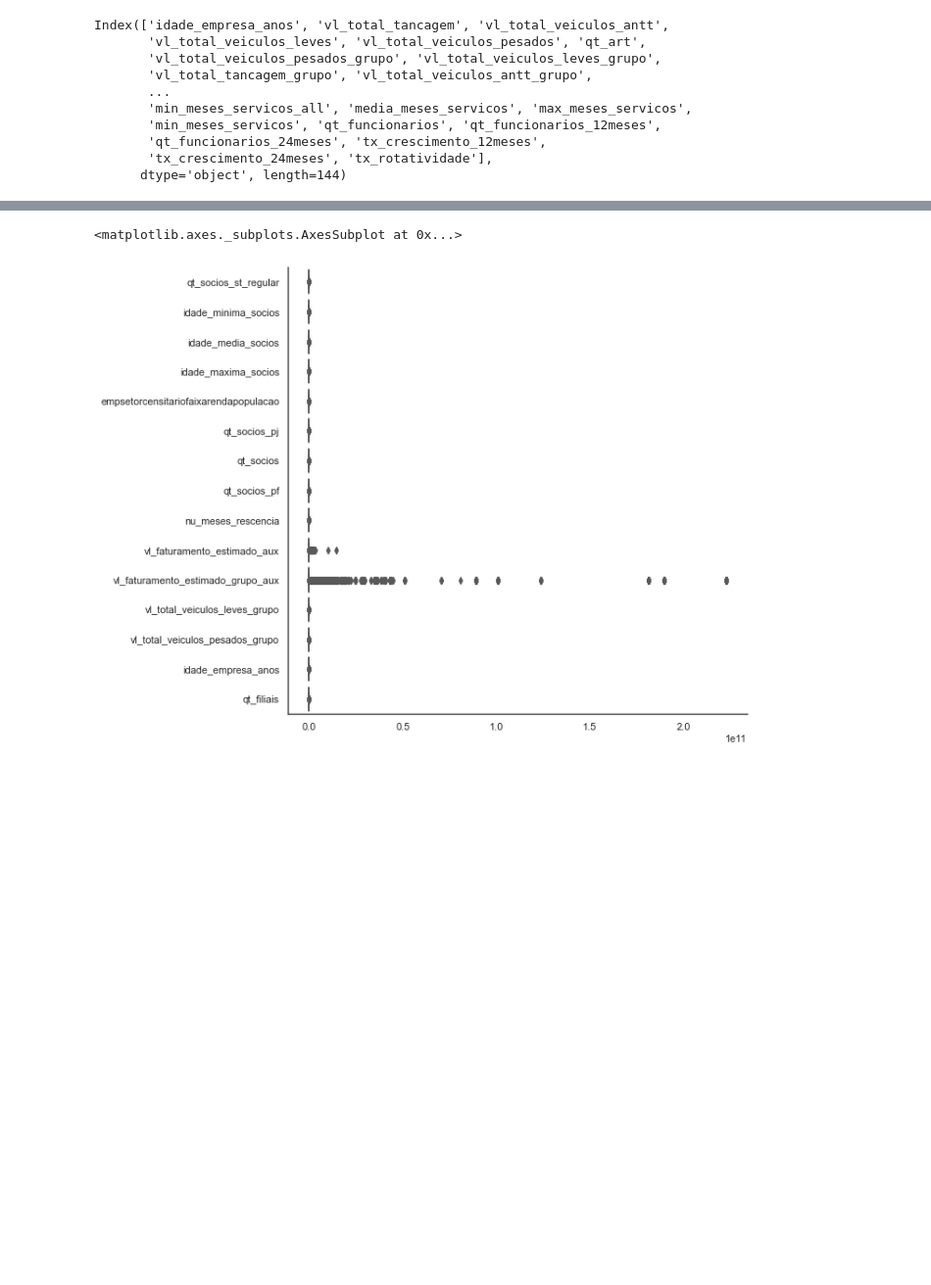
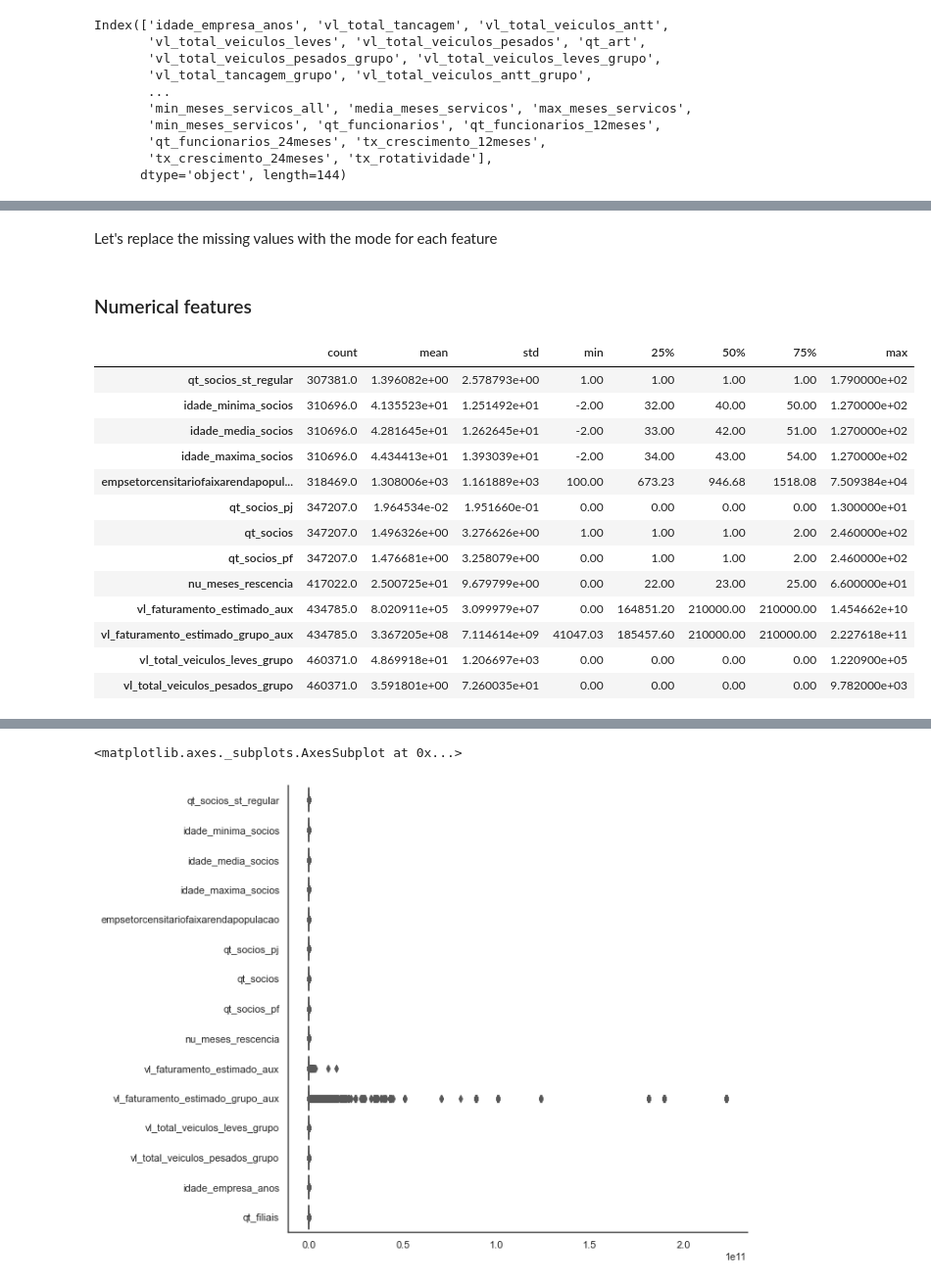
Before and after one commit to luizfdflores/clients_recommendation_streamlit, a Jupyter notebook: notebooks/EDA - Market.ipynb, the cells around one changed output, grey strips where cells are left out. Shown: that part at 98% size. Cells and saved outputs as stored; diff of their text form; code cells hidden in the pictures; blank space fills up the shorter version.

```diff
--- a/notebooks/EDA - Market.ipynb
+++ b/notebooks/EDA - Market.ipynb
@@ -286,2 +243,0 @@ na_proporcao.shape
-# %%
-data_filt = data_tipos[na_proporcao[na_proporcao<0.5].index]; data_filt.shape
@@ -294,3 +243,0 @@ Assim, reduzimos a quantidade de colunas de 181 para 50
-# %%
-no_na_col = data_filt.dropna(axis=1).columns
-na_col = [col for col in data_filt.columns if col not in no_na_col]
@@ -317 +290,26 @@ describe_na_cols = data_filt[na_col].describe(include='all').T; describe_na_cols
+# %% [markdown]
+Let's replace the missing values with the mode for each feature
+# %%
+for col in data_filt_non_numeric.columns:
+    data_filt[col].fillna(data_filt[col].mode()[0], inplace=True)
+# %% [markdown]
+### Numerical features
+# %%
+data_filt_numeric = data_filt[na_col].select_dtypes(include='float64')
+describe_numeric = data_filt_numeric.describe().T; describe_numeric
+# %% [output]
+|  | count | mean | std | min | 25% | 50% | 75% | max |
+| qt_socios_st_regular | 307381.0 | 1.396082e+00 | 2.578793e+00 | 1.00 | 1.00 | 1.00 | 1.00 | 1.790000e+02 |
+| idade_minima_socios | 310696.0 | 4.135523e+01 | 1.251492e+01 | -2.00 | 32.00 | 40.00 | 50.00 | 1.270000e+02 |
+| idade_media_socios | 310696.0 | 4.281645e+01 | 1.262645e+01 | -2.00 | 33.00 | 42.00 | 51.00 | 1.270000e+02 |
+| idade_maxima_socios | 310696.0 | 4.434413e+01 | 1.393039e+01 | -2.00 | 34.00 | 43.00 | 54.00 | 1.270000e+02 |
+| empsetorcensitariofaixarendapopul... | 318469.0 | 1.308006e+03 | 1.161889e+03 | 100.00 | 673.23 | 946.68 | 1518.08 | 7.509384e+04 |
+| qt_socios_pj | 347207.0 | 1.964534e-02 | 1.951660e-01 | 0.00 | 0.00 | 0.00 | 0.00 | 1.300000e+01 |
+| qt_socios | 347207.0 | 1.496326e+00 | 3.276626e+00 | 1.00 | 1.00 | 1.00 | 2.00 | 2.460000e+02 |
+| qt_socios_pf | 347207.0 | 1.476681e+00 | 3.258079e+00 | 0.00 | 1.00 | 1.00 | 2.00 | 2.460000e+02 |
+| nu_meses_rescencia | 417022.0 | 2.500725e+01 | 9.679799e+00 | 0.00 | 22.00 | 23.00 | 25.00 | 6.600000e+01 |
+| vl_faturamento_estimado_aux | 434785.0 | 8.020911e+05 | 3.099979e+07 | 0.00 | 164851.20 | 210000.00 | 210000.00 | 1.454662e+10 |
+| vl_faturamento_estimado_grupo_aux | 434785.0 | 3.367205e+08 | 7.114614e+09 | 41047.03 | 185457.60 | 210000.00 | 210000.00 | 2.227618e+11 |
+| vl_total_veiculos_leves_grupo | 460371.0 | 4.869918e+01 | 1.206697e+03 | 0.00 | 0.00 | 0.00 | 0.00 | 1.220900e+05 |
+| vl_total_veiculos_pesados_grupo | 460371.0 | 3.591801e+00 | 7.260035e+01 | 0.00 | 0.00 | 0.00 | 0.00 | 9.782000e+03 |
 # %%
```
Also changed, not shown: parts of 80 cells of this notebook.
